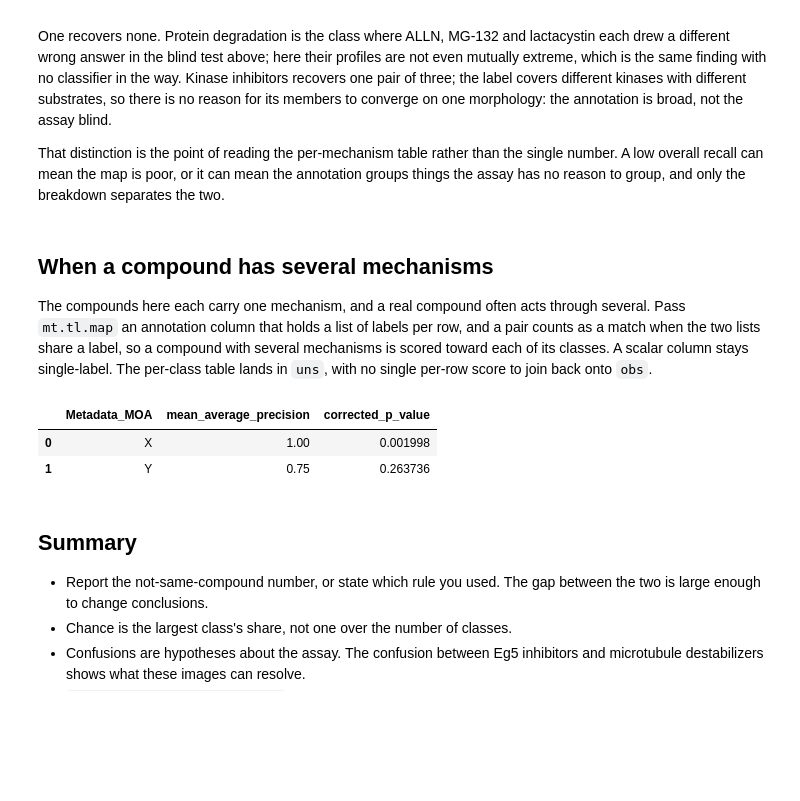
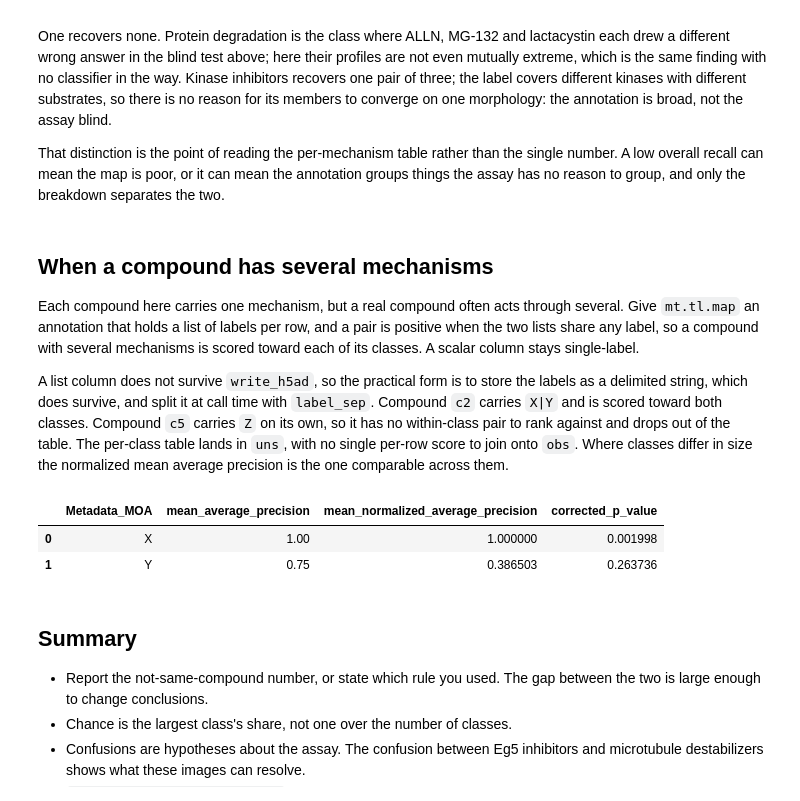
Before and after one commit to scverse/mantispy, a Jupyter notebook: docs/tutorials/compounds/mechanism_of_action.ipynb, the cells around one changed output. Drawn from its saved outputs; the diff is of its cells as text; code cells hidden in the pictures; blank space fills up the shorter version.

```diff
--- a/docs/tutorials/compounds/mechanism_of_action.ipynb
+++ b/docs/tutorials/compounds/mechanism_of_action.ipynb
@@ -435,26 +435,31 @@ things the assay has no reason to group, and only the breakdown separates the tw
 # %% [markdown]
 ## When a compound has several mechanisms
 
-The compounds here each carry one mechanism, and a real compound often acts through several. Pass `mt.tl.map` an annotation column that holds a list of labels per row, and a pair counts as a match when the two lists share a label, so a compound with several mechanisms is scored toward each of its classes. A scalar column stays single-label. The per-class table lands in `uns`, with no single per-row score to join back onto `obs`.
+Each compound here carries one mechanism, but a real compound often acts through several. Give `mt.tl.map` an annotation that holds a list of labels per row, and a pair is positive when the two lists share any label, so a compound with several mechanisms is scored toward each of its classes. A scalar column stays single-label.
+
+A list column does not survive `write_h5ad`, so the practical form is to store the labels as a delimited string, which does survive, and split it at call time with `label_sep`. Compound `c2` carries `X|Y` and is scored toward both classes. Compound `c5` carries `Z` on its own, so it has no within-class pair to rank against and drops out of the table. The per-class table lands in `uns`, with no single per-row score to join onto `obs`. Where classes differ in size the normalized mean average precision is the one comparable across them.
 # %%
 import numpy as np
 from anndata import AnnData
 
-# Six consensus profiles: c0-c2 group on one axis, c3-c5 on another, and c2 carries both mechanisms.
+# A minimal illustration: six consensus profiles with the mechanism stored as a delimited string, the form
+# that survives being written to disk. c0-c2 group on one axis, c3-c4 on the other, and c2 carries both.
 profiles = np.array([[1, 0], [0.9, 0.1], [0.8, 0], [0, 1], [0.1, 0.9], [0, 0.8]], dtype="float32")
 toy = AnnData(
     X=profiles,
     obs={
         "Metadata_Perturbation": [f"c{i}" for i in range(6)],
-        "Metadata_MOA": [["X"], ["X"], ["X", "Y"], ["Y"], ["Y"], ["Z"]],
+        "Metadata_MOA": ["X", "X", "X|Y", "Y", "Y", "Z"],
     },
 )
-mt.tl.map(toy, mode="consistency", annotation_key="Metadata_MOA", null_size=1000, seed=0)
-toy.uns["mantispy"]["map"][["Metadata_MOA", "mean_average_precision", "corrected_p_value"]]
+mt.tl.map(toy, mode="consistency", annotation_key="Metadata_MOA", label_sep="|", null_size=1000, seed=0)
+toy.uns["mantispy"]["map"][
+    ["Metadata_MOA", "mean_average_precision", "mean_normalized_average_precision", "corrected_p_value"]
+]
 # %% [output]
-|  | Metadata_MOA | mean_average_precision | corrected_p_value |
-| 0 | X | 1.00 | 0.001998 |
-| 1 | Y | 0.75 | 0.263736 |
+|  | Metadata_MOA | mean_average_precision | mean_normalized_average_precision | corrected_p_value |
+| 0 | X | 1.00 | 1.000000 | 0.001998 |
+| 1 | Y | 0.75 | 0.386503 | 0.263736 |
 # %% [markdown]
 ## Summary
 
```
Also changed, not shown: 3 other files.
